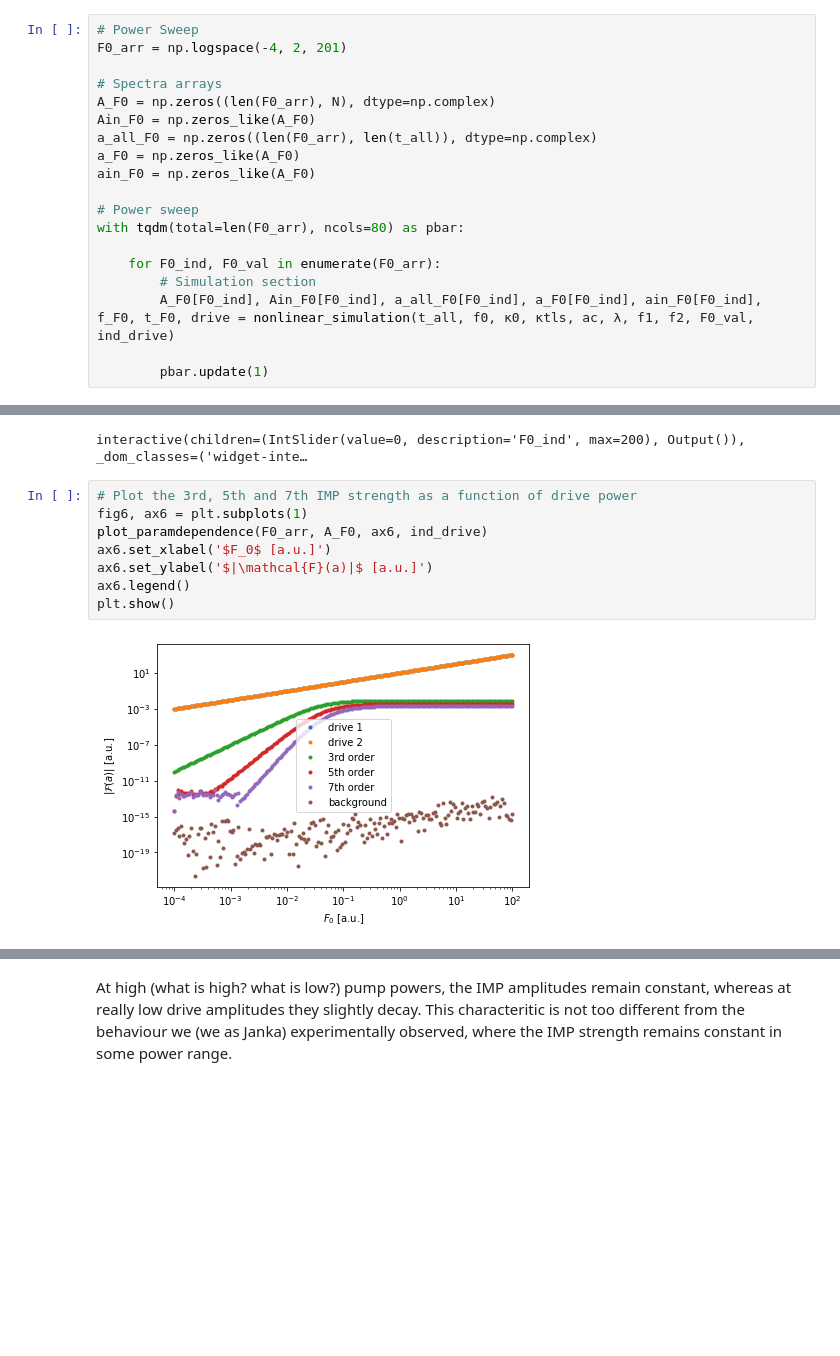
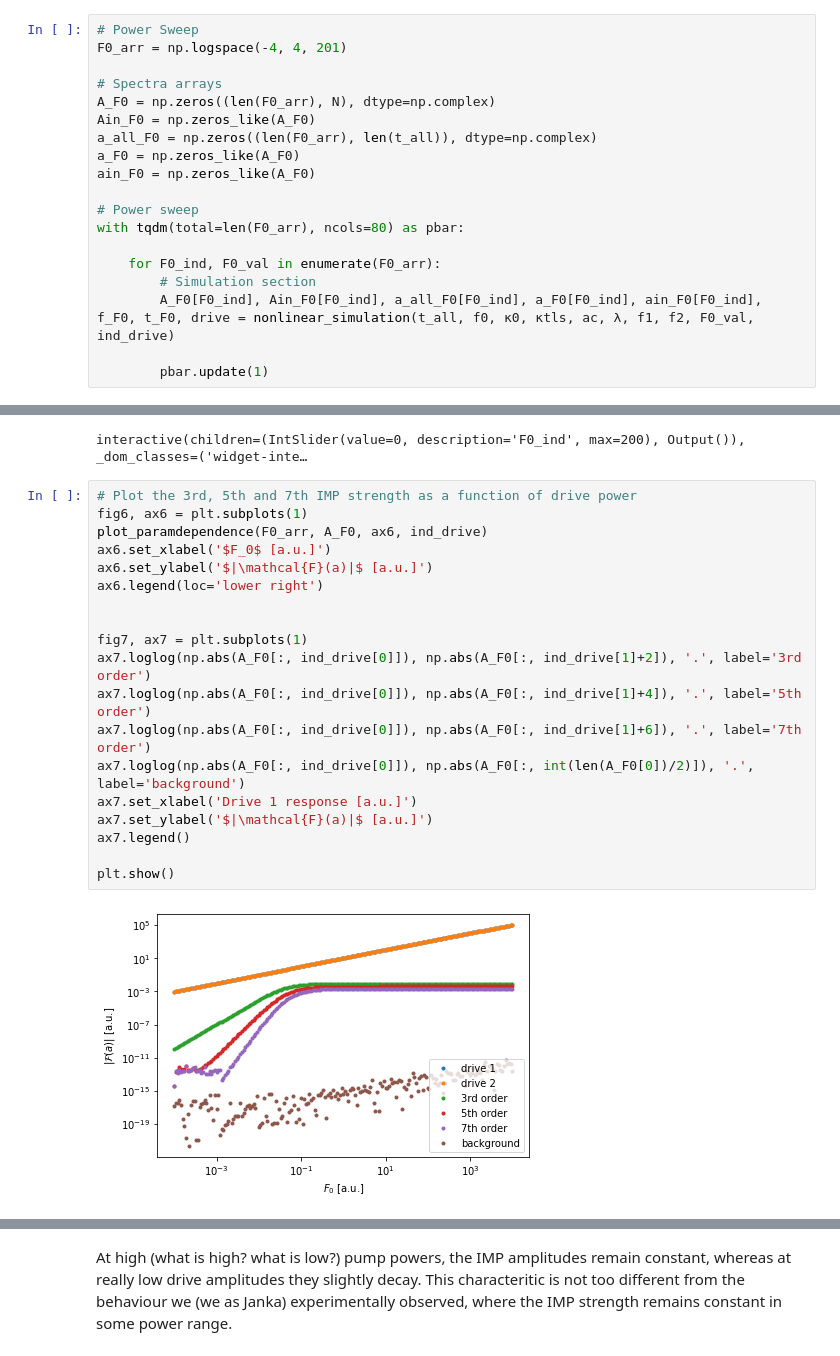
Before and after one commit to jcrivera-hdez/Scripts, a Jupyter notebook: data-analysis/TLS/HB-TLS_Model-Simulation.ipynb, the cells around one changed output, grey strips where cells are left out. Saved outputs shown, nothing was run; the diff lists cells and outputs as text; blank space fills up the shorter version.

```diff
--- a/data-analysis/TLS/HB-TLS_Model-Simulation.ipynb
+++ b/data-analysis/TLS/HB-TLS_Model-Simulation.ipynb
@@ -598,7 +598,7 @@ We analyze the power dependence of the IMPs as a function of the drive power.
 For that we sweep the parameter $F_0$.
 # %%
 # Power Sweep
-F0_arr = np.logspace(-4, 2, 201)
+F0_arr = np.logspace(-4, 4, 201)
 
 # Spectra arrays
 A_F0 = np.zeros((len(F0_arr), N), dtype=np.complex)
@@ -637,10 +637,21 @@ interactive(children=(IntSlider(value=0, description='F0_ind', max=200), Output(
 # %%
 # Plot the 3rd, 5th and 7th IMP strength as a function of drive power
 fig6, ax6 = plt.subplots(1)
 plot_paramdependence(F0_arr, A_F0, ax6, ind_drive)
 ax6.set_xlabel('$F_0$ [a.u.]')
 ax6.set_ylabel('$|\mathcal{F}(a)|$ [a.u.]')
-ax6.legend()
+ax6.legend(loc='lower right')
+
+
+fig7, ax7 = plt.subplots(1)
+ax7.loglog(np.abs(A_F0[:, ind_drive[0]]), np.abs(A_F0[:, ind_drive[1]+2]), '.', label='3rd order')
+ax7.loglog(np.abs(A_F0[:, ind_drive[0]]), np.abs(A_F0[:, ind_drive[1]+4]), '.', label='5th order')
+ax7.loglog(np.abs(A_F0[:, ind_drive[0]]), np.abs(A_F0[:, ind_drive[1]+6]), '.', label='7th order')
+ax7.loglog(np.abs(A_F0[:, ind_drive[0]]), np.abs(A_F0[:, int(len(A_F0[0])/2)]), '.', label='background')
+ax7.set_xlabel('Drive 1 response [a.u.]')
+ax7.set_ylabel('$|\mathcal{F}(a)|$ [a.u.]')
+ax7.legend()
+
 plt.show()
 # %% [output]
-[figure, old version]
+[figure, new version]
```
Also changed, not shown: parts of 2 cells of this notebook.
